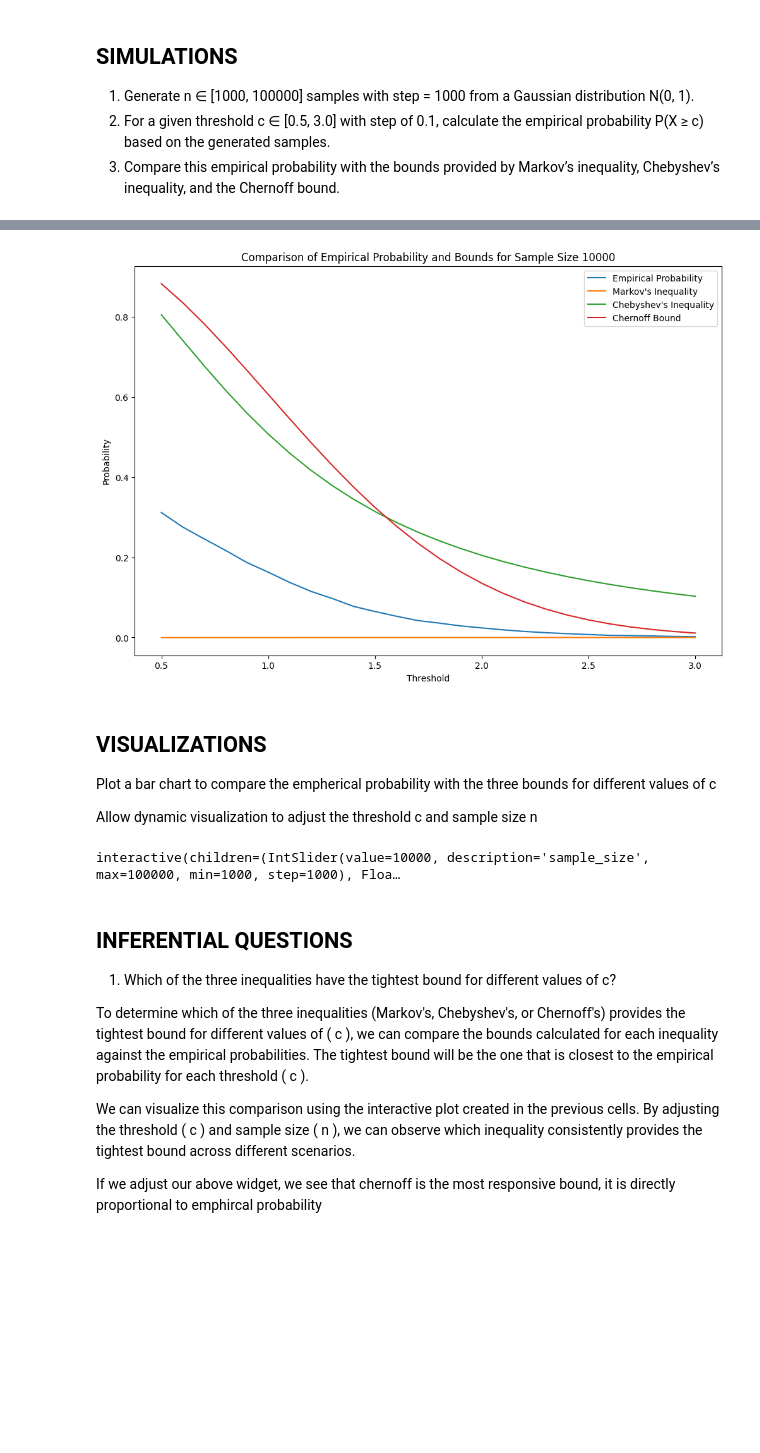
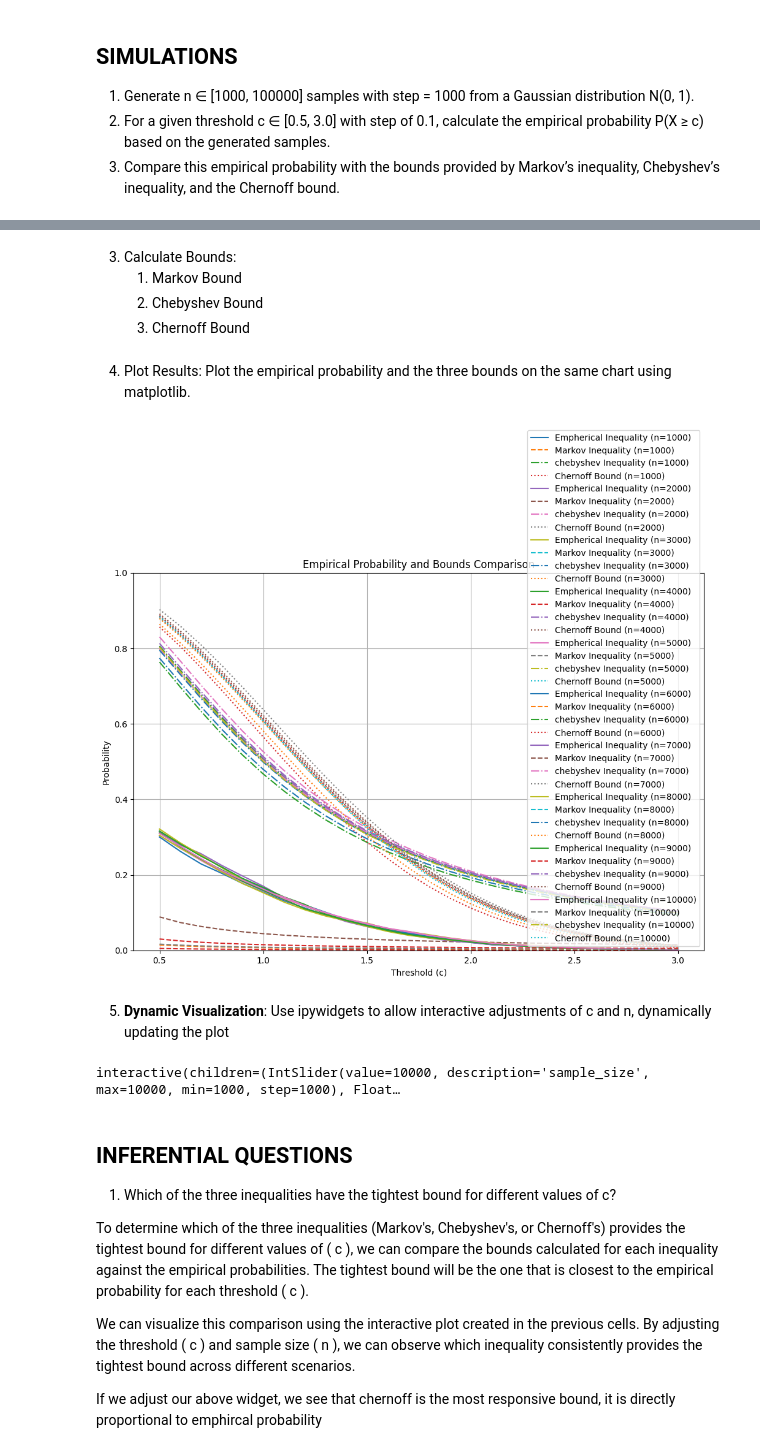
Before and after one commit to kkipngenokoech/MathsRequiredForAI, a Jupyter notebook: latex/ASPHW3/bounds.ipynb, the cells around one changed output, grey strips where cells are left out. Saved outputs shown, nothing was run; the diff lists cells and outputs as text; code cells hidden in the pictures; blank space fills up the shorter version.

Commit message:
bounds

```diff
--- a/latex/ASPHW3/bounds.ipynb
+++ b/latex/ASPHW3/bounds.ipynb
@@ -61,6 +26,9 @@ empirical_probabilities
+# %% [markdown]
+3. Calculate Bounds:
+    1. Markov Bound
+    2. Chebyshev Bound
+    3. Chernoff Bound
 # %%
-import matplotlib.pyplot as plt
-
 # Function to calculate Markov's inequality bound
 def markov_bound(expected_value, threshold):
     return expected_value / threshold
@@ -70,46 +38,50 @@ def chebyshev_bound(var, mean, threshold):
     return var / (var + (threshold - mean)**2)
 
 # Function to calculate Chernoff bound
-def chernoff_bound(mean, threshold):
-    return np.exp(-threshold**2 / 2)
+def chernoff_bound(var, mean, threshold):
+    return np.exp(-(threshold - mean)**2 / (2 * var))
 
-# Calculate bounds for each sample size and threshold
+# calculating bounds for each sample size and threshold
 bounds = {}
-for n in sample_sizes:
+for n in sample_size:
     mean = np.mean(samples[n])
     var = np.var(samples[n])
     bounds[n] = {
         'markov': [markov_bound(mean, c) for c in thresholds],
         'chebyshev': [chebyshev_bound(var, mean, c) for c in thresholds],
-        'chernoff': [chernoff_bound(mean, c) for c in thresholds]
+        'chernoff': [chernoff_bound(var, mean, c) for c in thresholds]
     }
-
-# Plot empirical probabilities and bounds for a specific sample size
-sample_size_to_plot = 10000
-plt.figure(figsize=(12, 8))
-plt.plot(thresholds, empirical_probabilities[sample_size_to_plot], label='Empirical Probability')
-plt.plot(thresholds, bounds[sample_size_to_plot]['markov'], label="Markov's Inequality")
-plt.plot(thresholds, bounds[sample_size_to_plot]['chebyshev'], label="Chebyshev's Inequality")
-plt.plot(thresholds, bounds[sample_size_to_plot]['chernoff'], label="Chernoff Bound")
-plt.xlabel('Threshold')
-plt.ylabel('Probability')
-plt.title(f'Comparison of Empirical Probability and Bounds for Sample Size {sample_size_to_plot}')
-plt.legend()
-plt.show()
-# %% [output]
-[figure, removed]
-# %% [markdown]
-## VISUALIZATIONS
-
-Plot a bar chart to compare the empherical probability  with the three bounds for different values of c
-
-Allow dynamic visualization to adjust the threshold c and sample size n
+# %% [markdown]
+4. Plot Results: Plot the empirical probability and the three bounds on the same chart using
+matplotlib.
+# %%
+# Plotting the empirical probability and the three bounds
+plt.figure(figsize=(12, 8))
+
+for n in sample_size:
+    plt.plot(thresholds, empirical_probabilities[n], label=f'Empherical Inequality (n={n})')
+    plt.plot(thresholds, bounds[n]['markov'], linestyle='--', label=f"Markov Inequality (n={n})")
+    plt.plot(thresholds, bounds[n]['chebyshev'], linestyle='-.', label=f"chebyshev Inequality (n={n})")
+    plt.plot(thresholds, bounds[n]['chernoff'], linestyle=':', label=f"Chernoff Bound (n={n})")
+
+plt.xlabel('Threshold (c)')
+plt.ylabel('Probability')
+plt.title('Empirical Probability and Bounds Comparison')
+plt.legend()
+plt.ylim(0, 1)
+plt.grid(True)
+plt.show()
+# %% [output]
+[figure, added]
+# %% [markdown]
+5. **Dynamic Visualization**: Use ipywidgets to allow interactive adjustments of c and n, dynamically
+updating the plot
 # %%
 import ipywidgets as widgets
 from ipywidgets import interact
 
-# Function to plot the bar chart
-def plot_comparison(sample_size, threshold):
+# Function to plot the comparison dynamically
+def plot_dynamic_comparison(sample_size, threshold):
     threshold_index = np.where(np.isclose(thresholds, threshold))[0][0]
     plt.figure(figsize=(12, 8))
     plt.bar(['Empirical Probability', "Markov's Inequality", "Chebyshev's Inequality", "Chernoff Bound"],
@@ -121,13 +93,12 @@ def plot_comparison(sample_size, threshold):
     plt.ylabel('Probability')
     plt.title(f'Comparison of Empirical Probability and Bounds for Sample Size {sample_size} and Threshold {threshold}')
     plt.show()
-
 # Create interactive widgets
-interact(plot_comparison,
-         sample_size=widgets.IntSlider(min=1000, max=100000, step=1000, value=10000),
+interact(plot_dynamic_comparison,
+         sample_size=widgets.IntSlider(min=1000, max=10000, step=1000, value=10000),
          threshold=widgets.FloatSlider(min=0.5, max=3.0, step=0.1, value=1.0));
 # %% [output]
-interactive(children=(IntSlider(value=10000, description='sample_size', max=100000, min=1000, step=1000), Floa…
+interactive(children=(IntSlider(value=10000, description='sample_size', max=10000, min=1000, step=1000), Float…
 # %% [markdown]
 ## INFERENTIAL QUESTIONS
 
```
Also changed, not shown: parts of 4 cells of this notebook, 1 other file.
